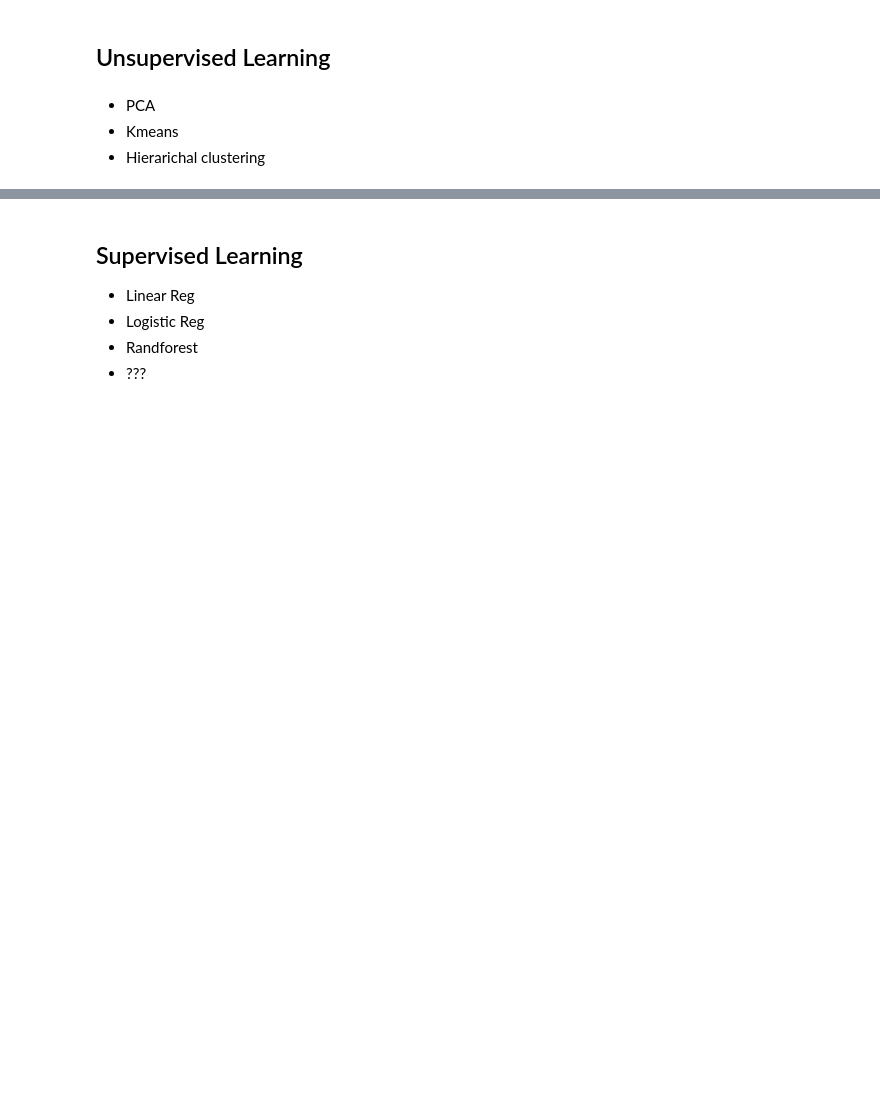
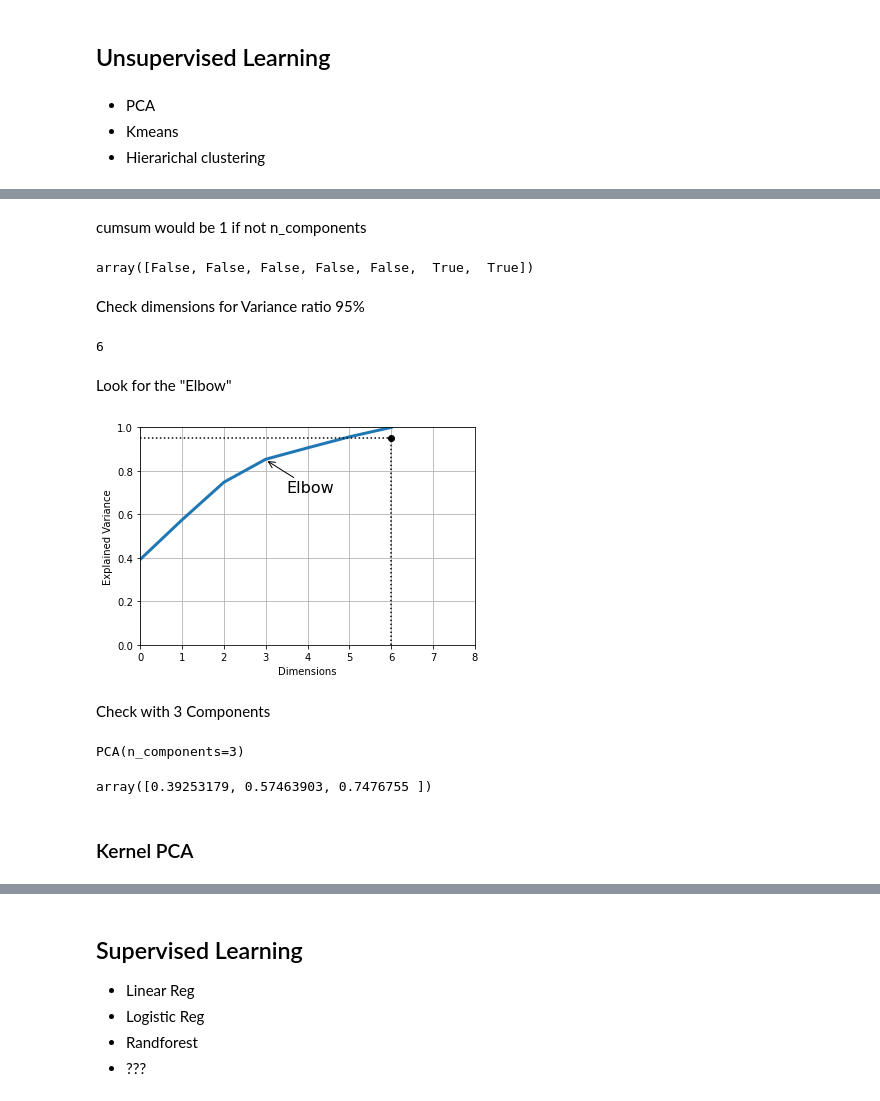
Before and after one commit to makrez/cardio_train, a Jupyter notebook: Cardio.ipynb, the cells around one changed output, grey strips where cells are left out. Cells and saved outputs as stored; diff of their text form; code cells hidden in the pictures; blank space fills up the shorter version.

```diff
--- a/Cardio.ipynb
+++ b/Cardio.ipynb
@@ -546,0 +616,44 @@ X_test.head(5)
+# %% [markdown]
+cumsum would be 1 if not n_components
+# %%
+cumsum = np.cumsum(pca.explained_variance_ratio_)
+cumsum >= 0.95
+# %% [output]
+array([False, False, False, False, False,  True,  True])
+# %% [markdown]
+Check dimensions for Variance ratio 95%
+# %%
+d = np.argmax(cumsum >= 0.95) + 1
+d
+# %% [output]
+6
+# %% [markdown]
+Look for the "Elbow"
+# %%
+plt.figure(figsize=(6,4))
+plt.plot(cumsum, linewidth=3)
+plt.axis([0, 8, 0, 1])
+plt.xlabel("Dimensions")
+plt.ylabel("Explained Variance")
+plt.plot([d, d], [0, 0.95], "k:")
+plt.plot([0, d], [0.95, 0.95], "k:")
+plt.plot(d, 0.95, "ko")
+plt.annotate("Elbow", xy=(3, 0.85), xytext=(3.5, 0.7),
+             arrowprops=dict(arrowstyle="->"), fontsize=16)
+plt.grid(True)
+#save_fig("explained_variance_plot")
+plt.show()
+# %% [output]
+[figure, added]
+# %% [markdown]
+Check with 3 Components
+# %%
+pca2 = PCA(n_components = 3)
+pca2.fit(X_train)
+# %% [output]
+PCA(n_components=3)
+# %%
+cumsum = np.cumsum(pca2.explained_variance_ratio_)
+cumsum
+# %% [output]
+array([0.39253179, 0.57463903, 0.7476755 ])
@@ -546,0 +665,2 @@ X_test.head(5)
+# %% [markdown]
+### Kernel PCA
```
Also changed, not shown: parts of 60 cells of this notebook.
